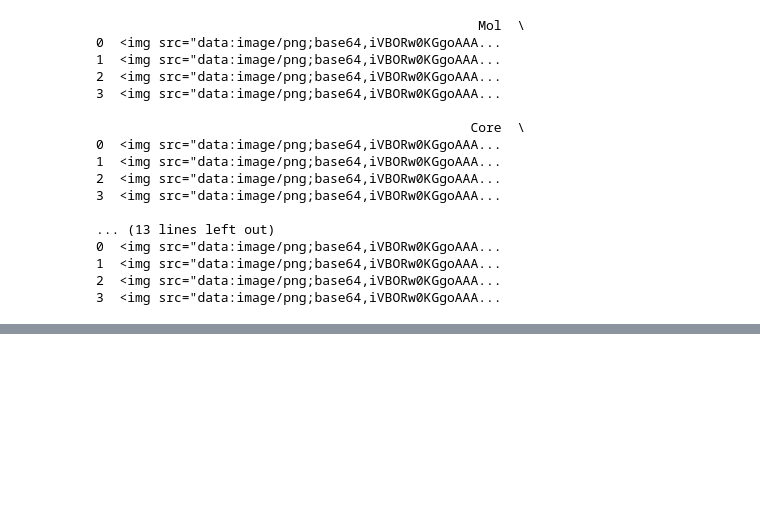
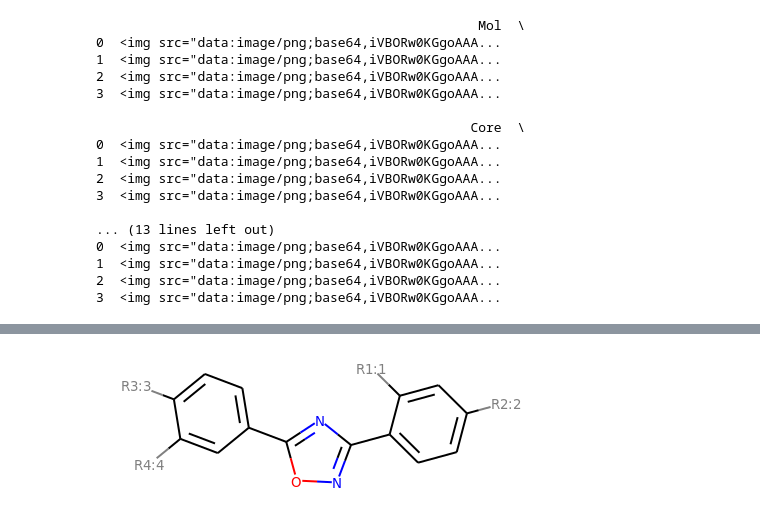
Before and after one commit to greglandrum/rdkit_blog, a Jupyter notebook: notebooks/RGroupEdgeCases.ipynb, the cells around one changed output, grey strips where cells are left out. Saved outputs shown, nothing was run; the diff lists cells and outputs as text; code cells hidden in the pictures; blank space fills up the shorter version.

```diff
--- a/notebooks/RGroupEdgeCases.ipynb
+++ b/notebooks/RGroupEdgeCases.ipynb
@@ -331,0 +374,4 @@ rdkit.__version__
+# %%
+m16 = mols[:16]
+groups,unmatched = rdRGroupDecomposition.RGroupDecompose([core],m16,asSmiles=False,asRows=False)
+groups_to_df(groups,m16,include_core=True,redraw_sidechains=True)
@@ -331,0 +396,4 @@ rdkit.__version__
+# %%
+groups['Core'][0]
+# %% [output]
+[figure, added]
```
Also changed, not shown: parts of 41 cells of this notebook.
